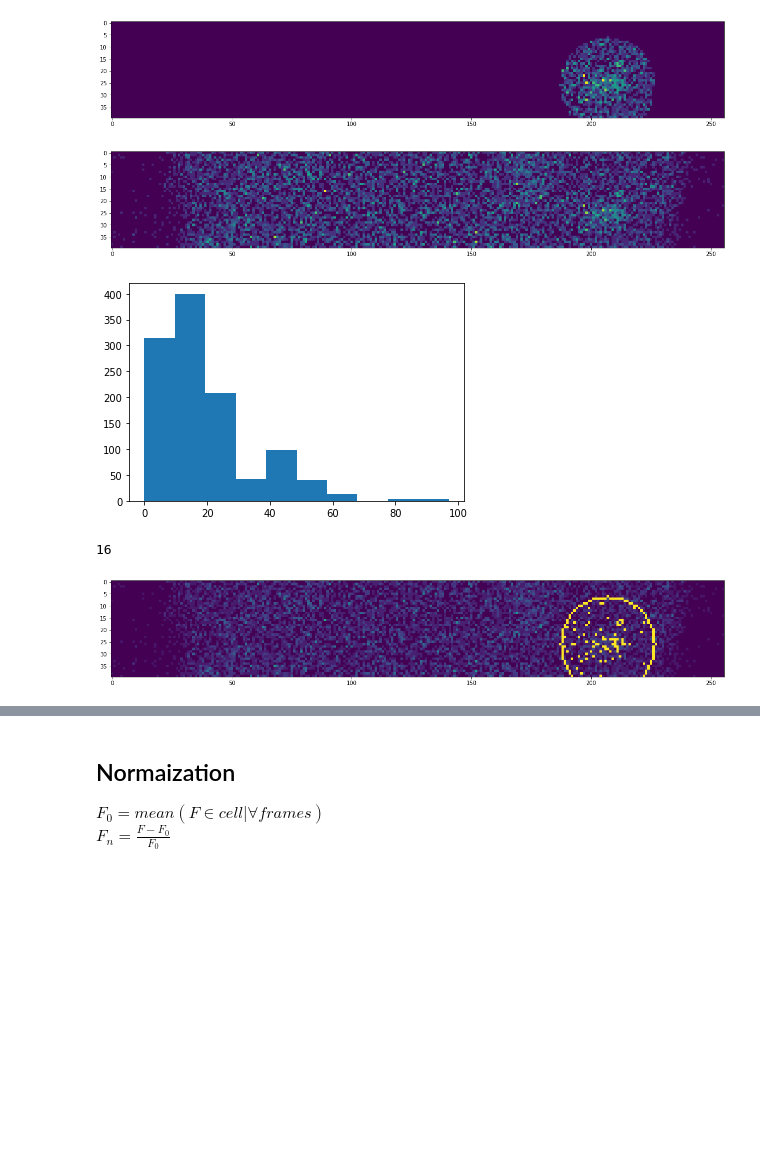
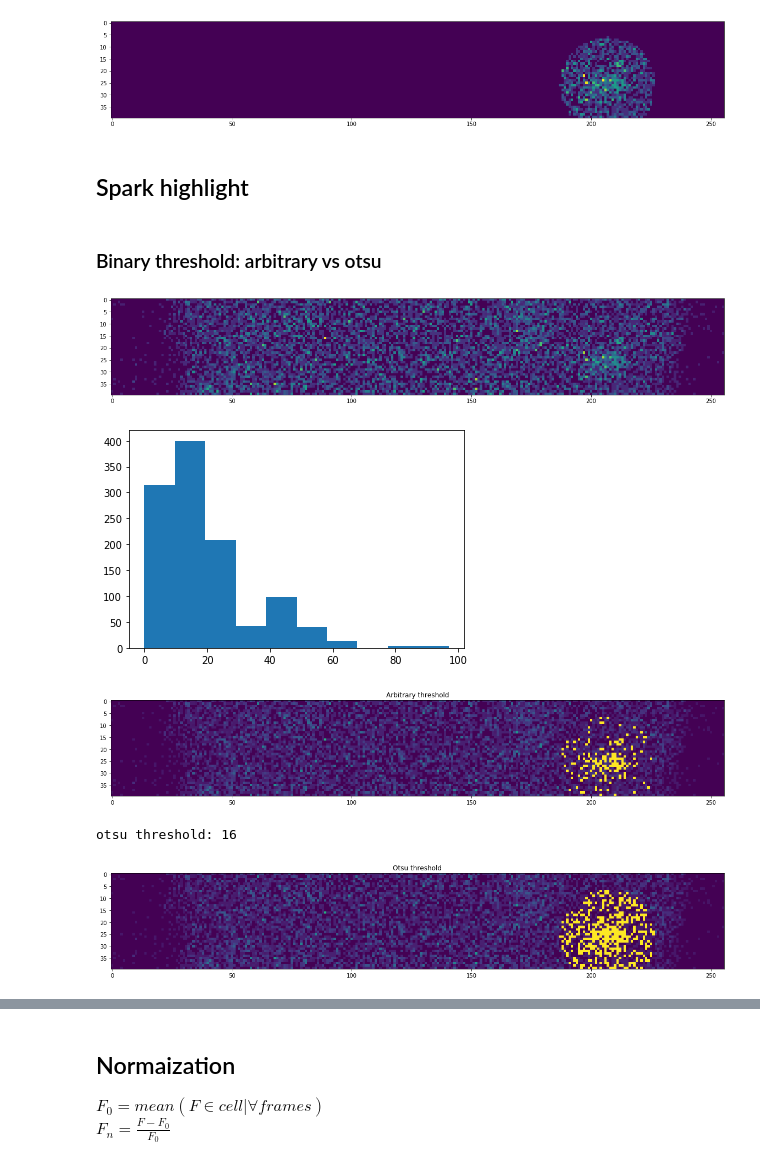
Before and after one commit to raulbenitez/DEEPCARDIO, a Jupyter notebook: sparks/exploreImageAndPlotSpark.ipynb, the cells around one changed output, grey strips where cells are left out. Saved outputs shown, nothing was run; the diff lists cells and outputs as text; code cells hidden in the pictures; blank space fills up the shorter version.

```diff
--- a/sparks/exploreImageAndPlotSpark.ipynb
+++ b/sparks/exploreImageAndPlotSpark.ipynb
@@ -73,33 +73,47 @@ plt.imshow(im)
 plt.show()
 # %% [output]
 [figure]
+# %% [markdown]
+## Spark highlight
+# %% [markdown]
+### Binary threshold: arbitrary vs otsu
 # %%
 idx = 130
 im = get_image_array(idx)
 im.shape
+sparkLocation = get_spark_location(sparksDF, idx)
+sparkLocation = sparkLocation.loc[sparkLocation.index[0]]
 
 plt.figure(figsize=(20, 10))
 plt.imshow(im)
 plt.show()
 
 mask = get_mask(im.shape[0], im.shape[1], sparkLocation['x'], sparkLocation['y'], 20)
 
+# arbitrary
 plt.hist(im[mask].flatten())
 plt.show()
 
+im_ = im.copy()
+im_[mask] = np.where(im_[mask]>35, 3000, im_[mask])
+plt.figure(figsize=(20, 10))
+plt.imshow(im_)
+plt.title('Arbitrary threshold')
+plt.show()
+
+# otsu
 otsu = threshold_otsu(im[mask].flatten())
-print(otsu)
-im[mask] = np.where(im[mask]>40, 3000, im[mask])
+print(f"otsu threshold: {otsu}")
 
-# find spark
 im_ = im.copy()
-sparkLocation = get_spark_location(sparksDF, idx)
+im_[mask] = np.where(im_[mask]>otsu, 3000, im_[mask])
 plt.figure(figsize=(20, 10))
-color = int(im_.max())
-plt.imshow(cv2.circle(im_, (sparkLocation['x'], sparkLocation['y']), 20, color, thickness=1, lineType=8, shift=0))
+plt.imshow(im_)
+plt.title('Otsu threshold')
 plt.show()
 # %% [output]
 [figure]
 [figure]
+[figure, new version]
-16
+otsu threshold: 16
-[figure, old version]
+[figure, added]
```
Also changed, not shown: parts of 8 cells of this notebook.
